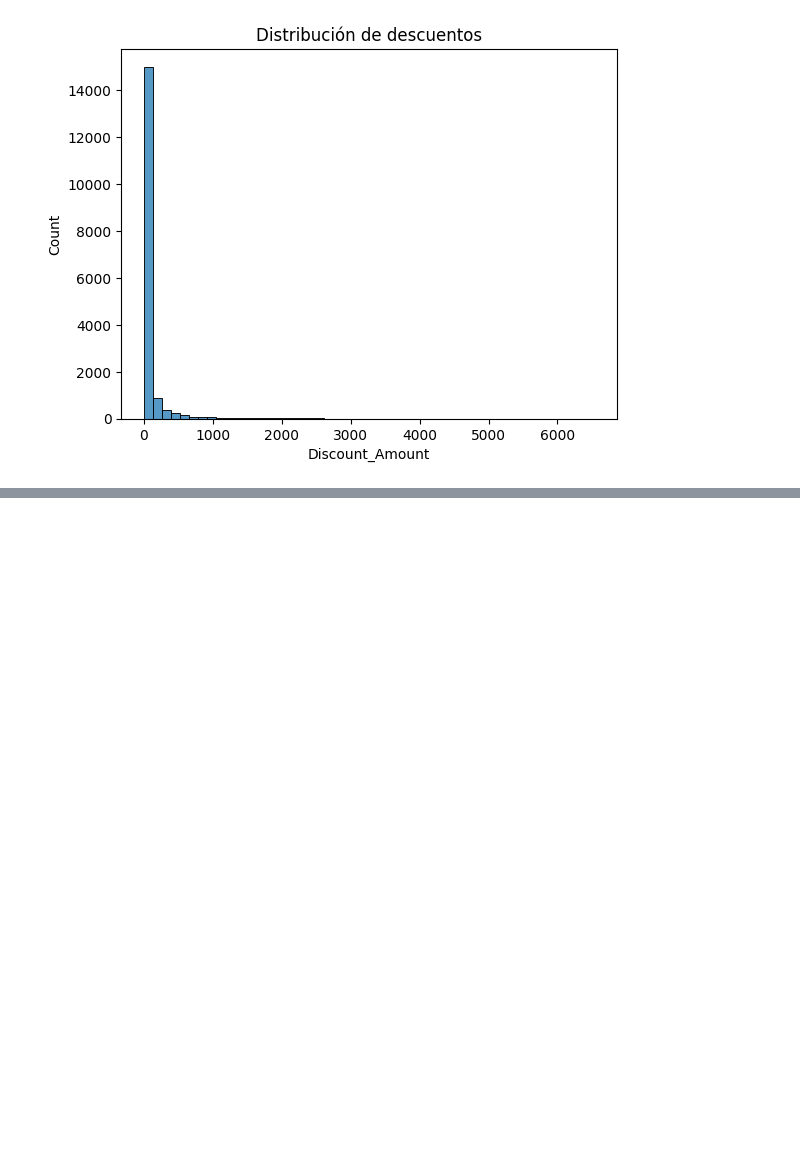
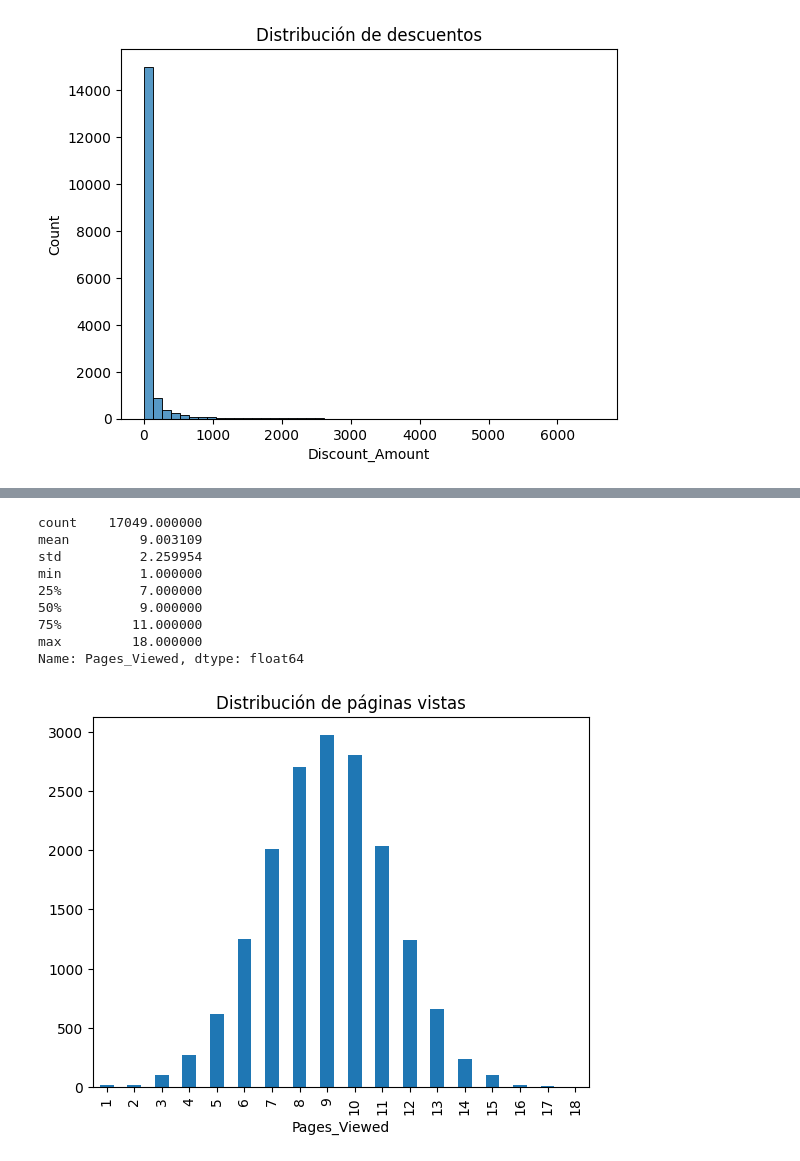
Before and after one commit to joseurquiza88/Proyecto-Data-Analytics, a Jupyter notebook: E-Commerce Business Analysis/01_E-Commerce Business Analysis.ipynb, the cells around one changed output, grey strips where cells are left out. Cells and saved outputs as stored; diff of their text form; code cells hidden in the pictures; blank space fills up the shorter version.

```diff
--- a/E-Commerce Business Analysis/01_E-Commerce Business Analysis.ipynb
+++ b/E-Commerce Business Analysis/01_E-Commerce Business Analysis.ipynb
@@ -434,0 +574,18 @@ Resumen
+# %%
+#Resumen estadistico simple
+print(df["Pages_Viewed"].describe())
+# Plot
+df["Pages_Viewed"].value_counts().sort_index().plot(kind="bar")
+plt.title("Distribución de páginas vistas")
+plt.show()
+# %% [output]
+count    17049.000000
+mean         9.003109
+std          2.259954
+min          1.000000
+25%          7.000000
+50%          9.000000
+75%         11.000000
+max         18.000000
+Name: Pages_Viewed, dtype: float64
+[figure, added]
```
Also changed, not shown: parts of 34 cells of this notebook, 2 other files.
